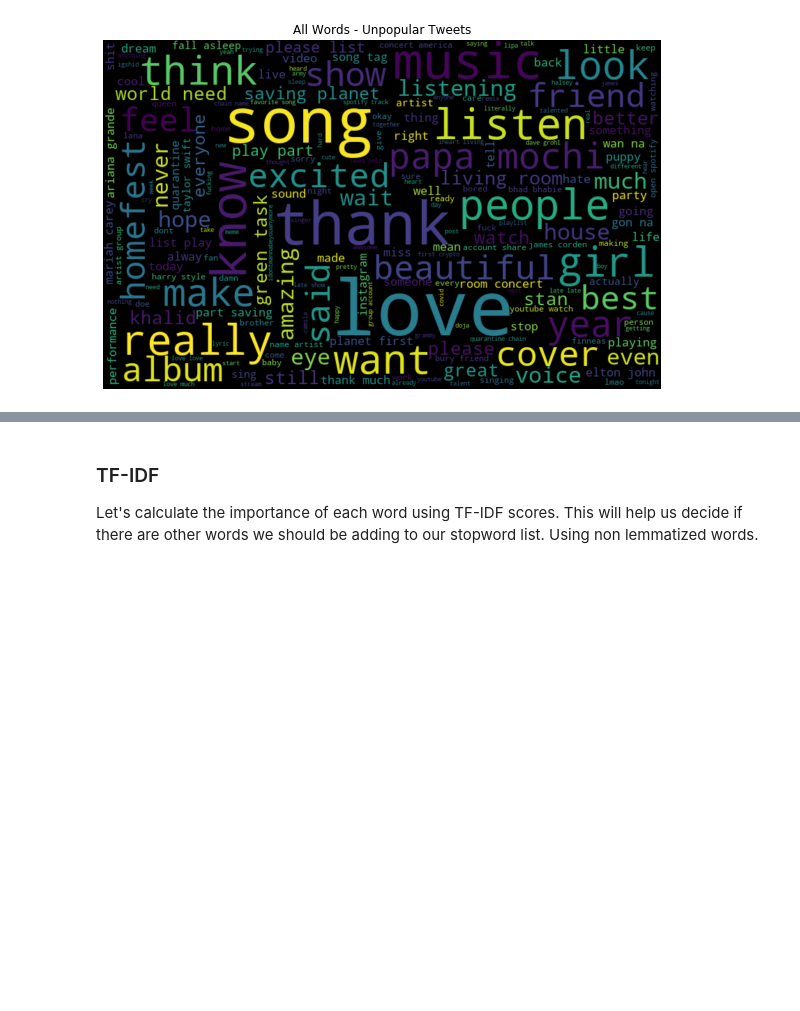
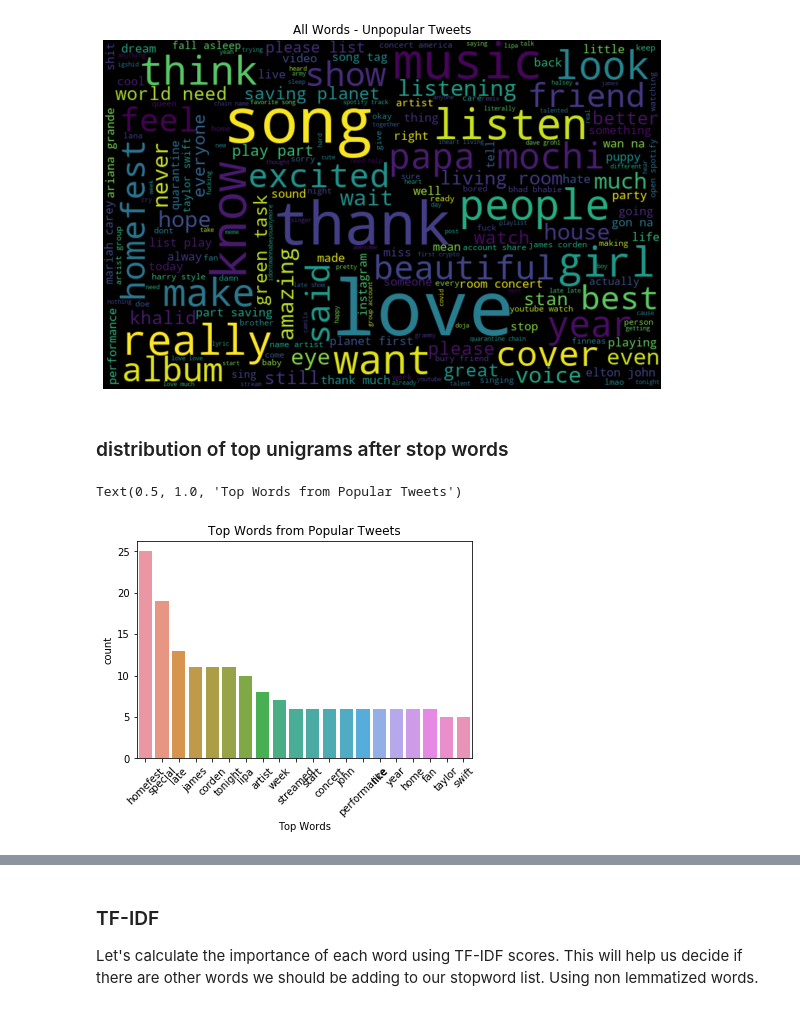
Before and after one commit to jacksonbull87/Social-Listening-NLP-Project, a Jupyter notebook: SL - Data Pipeline.ipynb, the cells around one changed output, grey strips where cells are left out. Cells and saved outputs as stored; diff of their text form; code cells hidden in the pictures; blank space fills up the shorter version.

Commit message:
top unigrams/top bigrams

```diff
--- a/SL - Data Pipeline.ipynb
+++ b/SL - Data Pipeline.ipynb
@@ -211,5 +219,3 @@ Text(0, 0.5, '# of Tweets')
 #create dataframes of positive and negative tweets
 positive_tweets_df = df.loc[df['sentiment_polarity'] == 'positive']
 negative_tweets_df = df.loc[df['sentiment_polarity'] == 'negative']
-# %%
-df.drop(df[df['tweet_sentiment'] == 0].index, inplace=True)
@@ -361,9 +367,9 @@ plt.show()
 # %% [output]
 [figure]
 # %%
-common_words = get_top_n_words(positive_tweets_df['lemmatized_tweets'], 50)
-for word, freq in common_words:
-    print(word, freq)
-df1 = pd.DataFrame(common_words, columns = ['ReviewText' , 'count'])
-df1.groupby('ReviewText').sum()['count'].sort_values(ascending=False).iplot(
-kind='bar', yTitle='Count', linecolor='black', title='Top 20 words in review after removing stop words')
+# common_words = get_top_n_words(positive_tweets_df['lemmatized_tweets'], 50)
+# for word, freq in common_words:
+#     print(word, freq)
+# df1 = pd.DataFrame(common_words, columns = ['ReviewText' , 'count'])
+# df1.groupby('ReviewText').sum()['count'].sort_values(ascending=False).iplot(
+# kind='bar', yTitle='Count', linecolor='black', title='Top 20 words in review after removing stop words')
@@ -427,3 +418,26 @@ plt.title('All Words - Unpopular Tweets')
 plt.show()
 # %% [output]
 [figure]
+# %% [markdown]
+### distribution of top unigrams after  stop words
+# %%
+def get_top_n_words(corpus, n=None):
+    vec = CountVectorizer(stop_words = 'english').fit(corpus)
+    bag_of_words = vec.transform(corpus)
+    sum_words = bag_of_words.sum(axis=0)
+    words_freq = [(word, sum_words[0, idx]) for word, idx in vec.vocabulary_.items()]
+    words_freq =sorted(words_freq, key = lambda x: x[1], reverse=True)
+    return words_freq[:n]
+common_words = get_top_n_words(popular_tweets_df['lemmatized_tweets'], 20)
+
+# for word, freq in common_words:
+#     print(word, freq)
+df2 = pd.DataFrame(common_words, columns = ['Top Words' , 'count'])
+sns.barplot(data=df2, x='Top Words', y='count')
+plt.xticks(rotation=45)
+plt.title('Top Words from Popular Tweets')
+# df2.groupby('lemmatized_tweets').sum()['count'].sort_values(ascending=False).iplot(
+#     kind='bar', yTitle='Count', linecolor='black', title='Top 20 words in review after removing stop words')
+# %% [output]
+Text(0.5, 1.0, 'Top Words from Popular Tweets')
+[figure, added]
```
Also changed, not shown: parts of 17 cells of this notebook.
